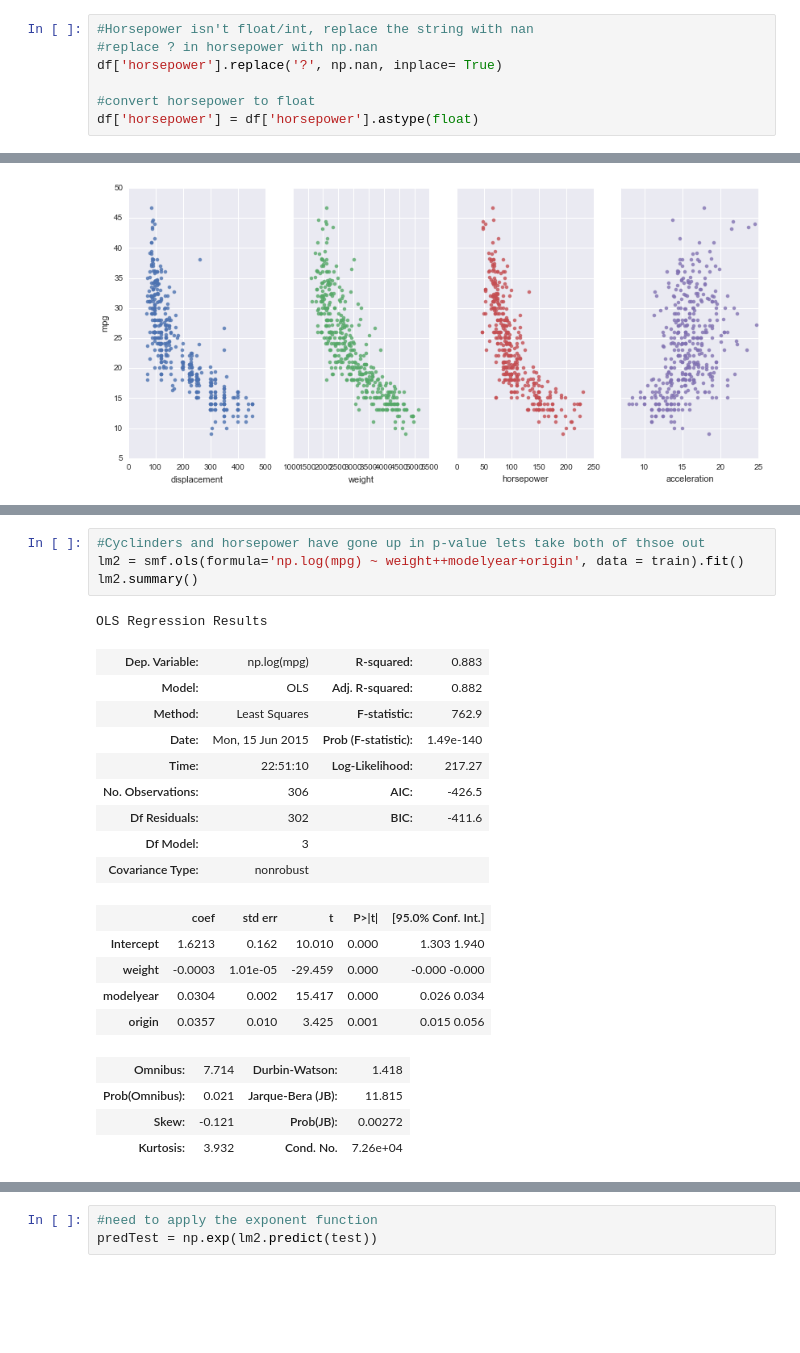
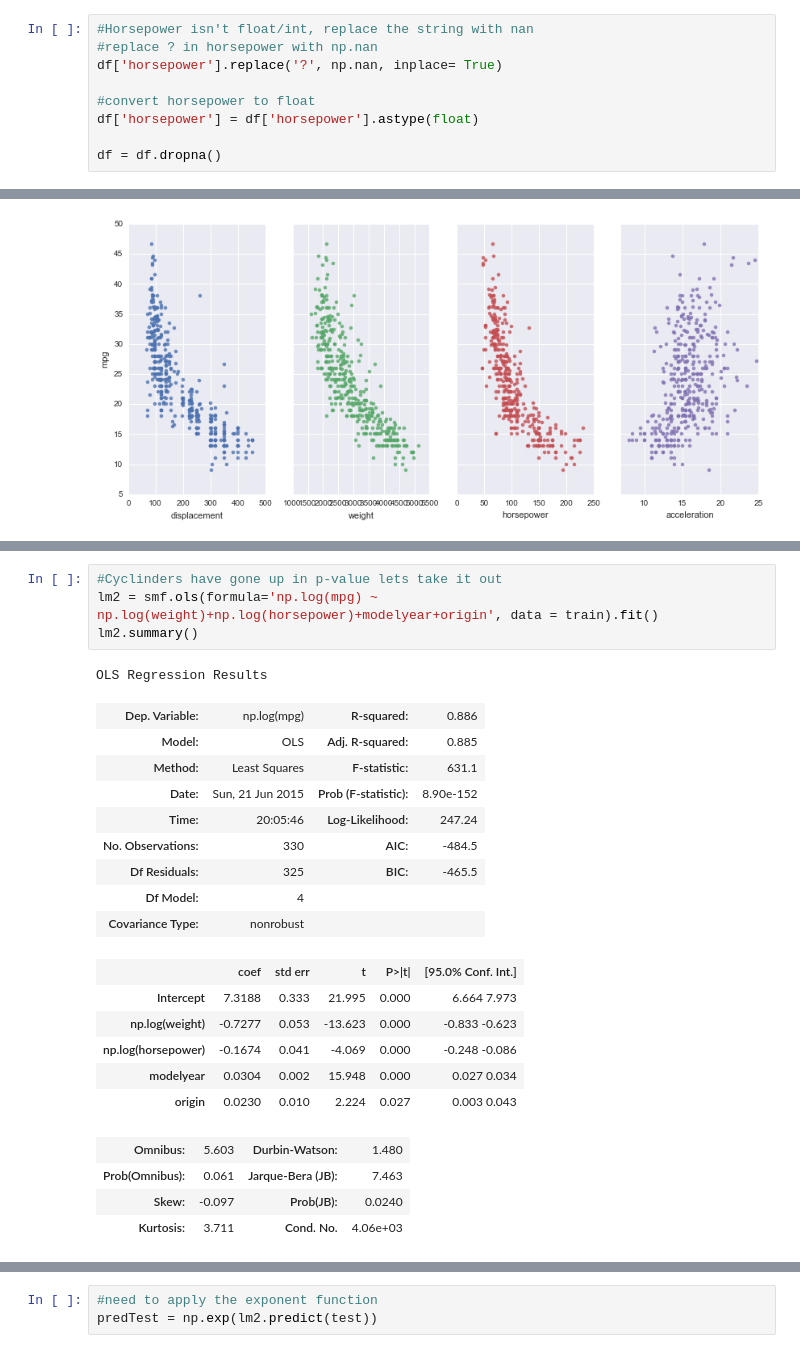
Before and after one commit to neil90/Learning_LinearReg, a Jupyter notebook: mpguci_LR_Seaborn.ipynb, the cells around one changed output, grey strips where cells are left out. Saved outputs shown, nothing was run; the diff lists cells and outputs as text; blank space fills up the shorter version.

```diff
--- a/mpguci_LR_Seaborn.ipynb
+++ b/mpguci_LR_Seaborn.ipynb
@@ -47,6 +47,8 @@ df['horsepower'].replace('?', np.nan, inplace= True)
 
 #convert horsepower to float
 df['horsepower'] = df['horsepower'].astype(float)
+
+df = df.dropna()
 # %%
 #horsepower is now float
 df.info()
@@ -221,25 +239,26 @@ OLS Regression Results
 # %%
-#Cyclinders and horsepower have gone up in p-value lets take both of thsoe out
-lm2 = smf.ols(formula='np.log(mpg) ~ weight++modelyear+origin', data = train).fit()
+#Cyclinders have gone up in p-value lets take it out
+lm2 = smf.ols(formula='np.log(mpg) ~ np.log(weight)+np.log(horsepower)+modelyear+origin', data = train).fit()
 lm2.summary()
 # %% [output]
 OLS Regression Results
-| Dep. Variable: | np.log(mpg) | R-squared: | 0.883 |
-| Model: | OLS | Adj. R-squared: | 0.882 |
-| Method: | Least Squares | F-statistic: | 762.9 |
-| Date: | Mon, 15 Jun 2015 | Prob (F-statistic): | 1.49e-140 |
-| Time: | 22:51:10 | Log-Likelihood: | 217.27 |
-| No. Observations: | 306 | AIC: | -426.5 |
-| Df Residuals: | 302 | BIC: | -411.6 |
-| Df Model: | 3 |  |  |
+| Dep. Variable: | np.log(mpg) | R-squared: | 0.886 |
+| Model: | OLS | Adj. R-squared: | 0.885 |
+| Method: | Least Squares | F-statistic: | 631.1 |
+| Date: | Sun, 21 Jun 2015 | Prob (F-statistic): | 8.90e-152 |
+| Time: | 20:05:46 | Log-Likelihood: | 247.24 |
+| No. Observations: | 330 | AIC: | -484.5 |
+| Df Residuals: | 325 | BIC: | -465.5 |
+| Df Model: | 4 |  |  |
 | Covariance Type: | nonrobust |  |  |
 |  | coef | std err | t | P>|t| | [95.0% Conf. Int.] |
-| Intercept | 1.6213 | 0.162 | 10.010 | 0.000 | 1.303 1.940 |
-| weight | -0.0003 | 1.01e-05 | -29.459 | 0.000 | -0.000 -0.000 |
-| modelyear | 0.0304 | 0.002 | 15.417 | 0.000 | 0.026 0.034 |
-| origin | 0.0357 | 0.010 | 3.425 | 0.001 | 0.015 0.056 |
+| Intercept | 7.3188 | 0.333 | 21.995 | 0.000 | 6.664 7.973 |
+| np.log(weight) | -0.7277 | 0.053 | -13.623 | 0.000 | -0.833 -0.623 |
+| np.log(horsepower) | -0.1674 | 0.041 | -4.069 | 0.000 | -0.248 -0.086 |
+| modelyear | 0.0304 | 0.002 | 15.948 | 0.000 | 0.027 0.034 |
+| origin | 0.0230 | 0.010 | 2.224 | 0.027 | 0.003 0.043 |
-| Omnibus: | 7.714 | Durbin-Watson: | 1.418 |
-| Prob(Omnibus): | 0.021 | Jarque-Bera (JB): | 11.815 |
-| Skew: | -0.121 | Prob(JB): | 0.00272 |
-| Kurtosis: | 3.932 | Cond. No. | 7.26e+04 |
+| Omnibus: | 5.603 | Durbin-Watson: | 1.480 |
+| Prob(Omnibus): | 0.061 | Jarque-Bera (JB): | 7.463 |
+| Skew: | -0.097 | Prob(JB): | 0.0240 |
+| Kurtosis: | 3.711 | Cond. No. | 4.06e+03 |
 # %%
```
Also changed, not shown: parts of 12 cells of this notebook.
